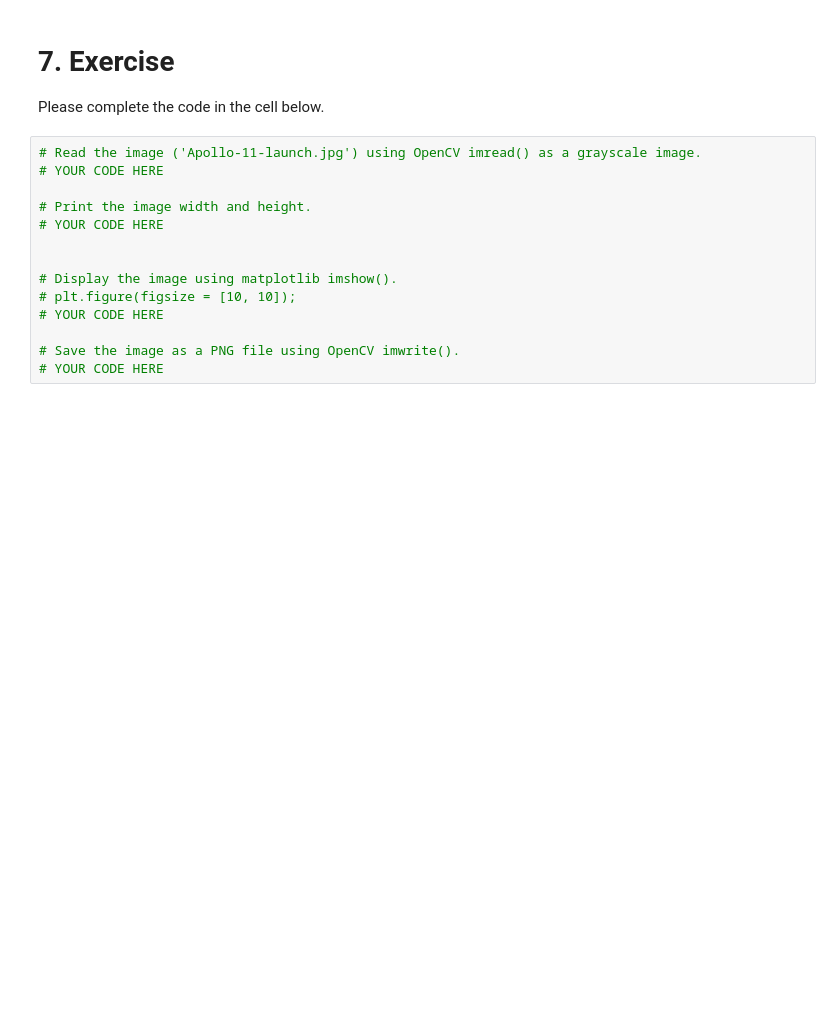
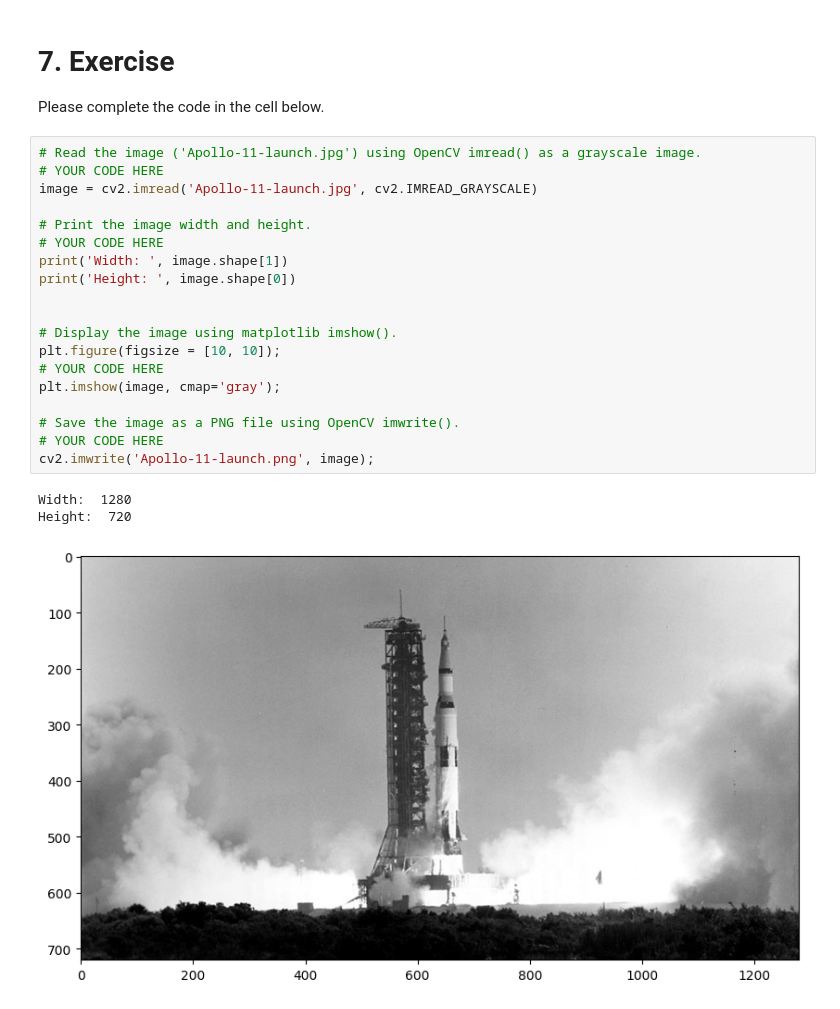
Before and after one commit to phungvuoc/Learning-OpenCV, a Jupyter notebook: Mastering-OpenCV-with-Python/Modul 1/01_01_Reading_Displaying_Saving_Images.ipynb, the cells around one changed output. Cells and saved outputs as stored; diff of their text form; blank space fills up the shorter version.

Commit message:
module 1 - image basics

```diff
--- a/Mastering-OpenCV-with-Python/Modul 1/01_01_Reading_Displaying_Saving_Images.ipynb
+++ b/Mastering-OpenCV-with-Python/Modul 1/01_01_Reading_Displaying_Saving_Images.ipynb
@@ -243,17 +243,26 @@ Please complete the code in the cell below.
 # %%
 # Read the image ('Apollo-11-launch.jpg') using OpenCV imread() as a grayscale image.
 # YOUR CODE HERE
+image = cv2.imread('Apollo-11-launch.jpg', cv2.IMREAD_GRAYSCALE)
 
 # Print the image width and height.
 # YOUR CODE HERE
+print('Width: ', image.shape[1])
+print('Height: ', image.shape[0])
 
 
 # Display the image using matplotlib imshow().
-# plt.figure(figsize = [10, 10]);
+plt.figure(figsize = [10, 10]);
 # YOUR CODE HERE
+plt.imshow(image, cmap='gray');
 
 # Save the image as a PNG file using OpenCV imwrite().
 # YOUR CODE HERE
+cv2.imwrite('Apollo-11-launch.png', image);
+# %% [output]
+Width:  1280
+Height:  720
+[figure, added]
 # %% [markdown]
 Your results should look similar to this.
 
```
Also changed, not shown: parts of 4 cells of this notebook, 1 other file.
